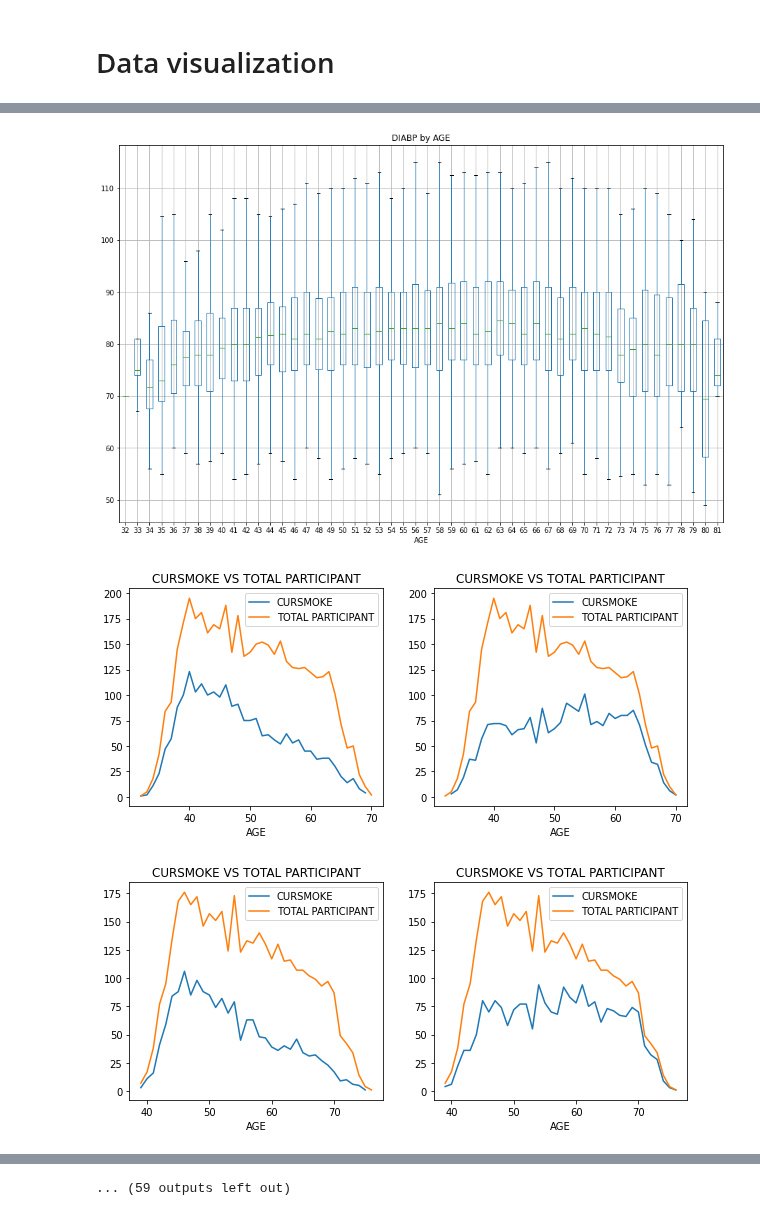
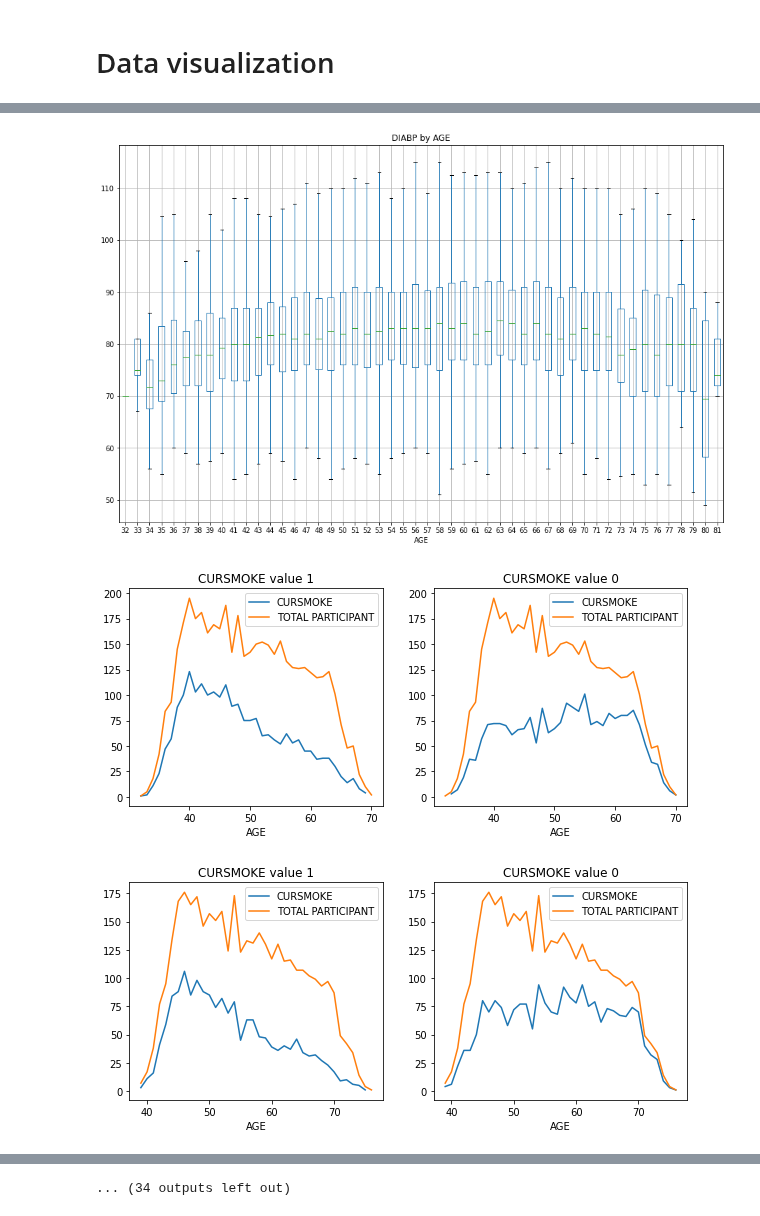
Before and after one commit to ninous-dev/heart-prediction, a Jupyter notebook: Data_analysis.ipynb, the cells around one changed output, grey strips where cells are left out. Cells and saved outputs as stored; diff of their text form; code cells hidden in the pictures.

Commit message:
4 [FIX][VISUALIZATION] legend of binary values
DONE :
    - Change legend of binary values plots to differentiate 0 and 1

TODO :
    - Make hypothesis

number issue : #4

```diff
--- a/Data_analysis.ipynb
+++ b/Data_analysis.ipynb
@@ -136,14 +136,14 @@ for col_names in data.columns:
             fig, (ax1,ax2) = plt.subplots(1,2, figsize=(10,4))
 
             binary_data = data.loc[(data.PERIOD == period), ['AGE', col_names] ]
-            ax1 = binary_data[binary_data[col_names] == 1].groupby('AGE').count().plot(ax=ax1)
-            binary_data.groupby('AGE').count().plot(ax=ax1, title=col_names + " VS TOTAL PARTICIPANT", label="x")
-            ax1.legend([col_names, "TOTAL PARTICIPANT"])
+            ax2 = binary_data[binary_data[col_names] == 0].groupby('AGE').count().plot(ax=ax2)
+            binary_data.groupby('AGE').count().plot(ax=ax2, title=col_names + " value 0", label="x")
+            ax2.legend([col_names, "TOTAL PARTICIPANT"])
 
             binary_data = data.loc[(data.PERIOD == period), ['AGE', col_names] ]
-            ax2 = binary_data[binary_data[col_names] == 0].groupby('AGE').count().plot(ax=ax2)
-            binary_data.groupby('AGE').count().plot(ax=ax2, title=col_names + " VS TOTAL PARTICIPANT", label="x")
-            ax2.legend([col_names, "TOTAL PARTICIPANT"])
+            ax1 = binary_data[binary_data[col_names] == 1].groupby('AGE').count().plot(ax=ax1)
+            binary_data.groupby('AGE').count().plot(ax=ax1, title=col_names + " value 1", label="x")
+            ax1.legend([col_names, "TOTAL PARTICIPANT"])
 
     elif col_names in bar_visualization:
         bar_visualization_data = data.loc[:, ['AGE', 'PERIOD'] ]
@@ -166,5 +166,5 @@ for col_names in data.columns:
 [figure]
 [figure]
 [figure]
-[figure, old version]
+[figure, new version]
-[figure, old version]
+[figure, new version]
@@ -175 +175 @@ for col_names in data.columns:
-... (59 outputs left out)
+... (34 outputs left out)
```
Also changed, not shown: parts of 1 cell of this notebook.
